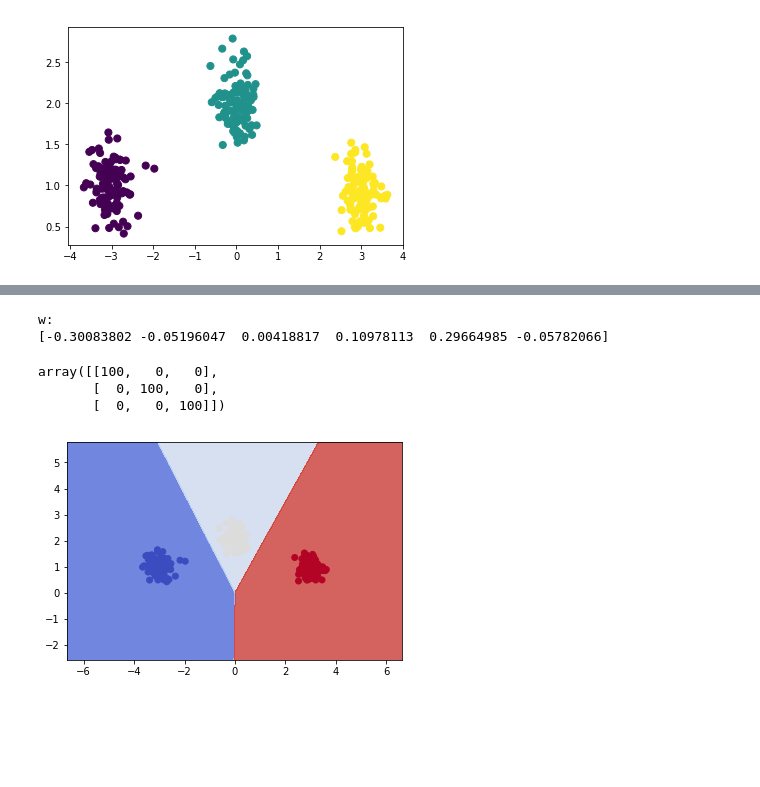
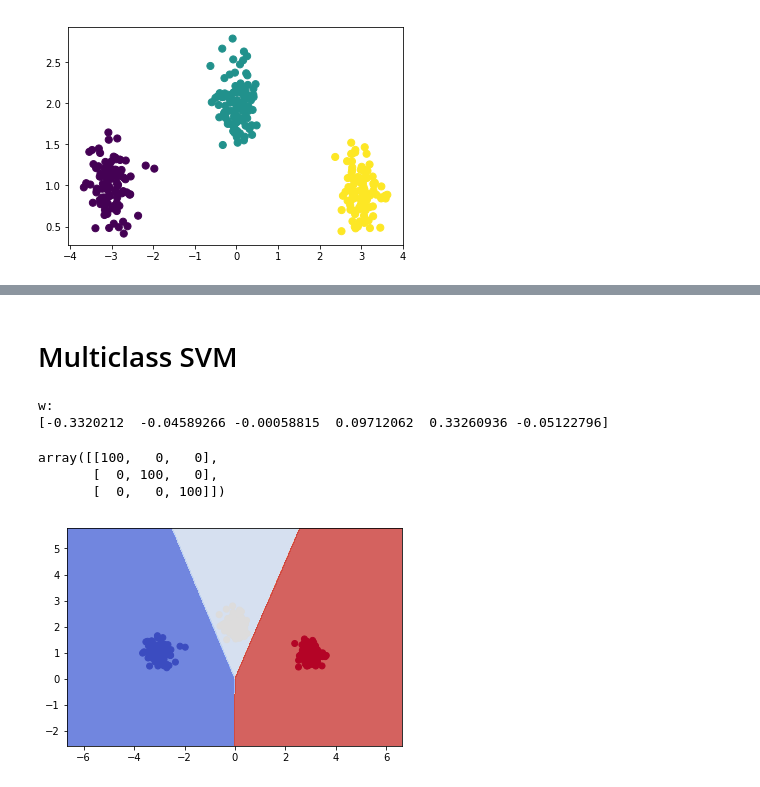
Before and after one commit to ZhuoruLin/DSGA1003_ML, a Jupyter notebook: hw5-multiclass/multiclass-skeleton-code.ipynb, the cells around one changed output, grey strips where cells are left out. Drawn from its saved outputs; the diff is of its cells as text; code cells hidden in the pictures; blank space fills up the shorter version.

```diff
--- a/hw5-multiclass/multiclass-skeleton-code.ipynb
+++ b/hw5-multiclass/multiclass-skeleton-code.ipynb
@@ -132,0 +127,31 @@ np.random.randint(300)
+# %%
+#Here we test the OneVsAllClassifier
+from sklearn.preprocessing import normalize
+from sklearn import svm
+svm_estimator = svm.LinearSVC(loss='hinge', fit_intercept=False, C=200)
+clf_onevsall = OneVsAllClassifier(svm_estimator, n_classes=3)
+clf_onevsall.fit(X,y)
+
+for i in range(3) :
+    print("Coeffs %d"%i)
+    # Normalize coefficient
+    clf_onevsall.estimators[i].coef_ = normalize(clf_onevsall.estimators[i].coef_ )
+    print(clf_onevsall.estimators[i].coef_) #Will fail if you haven't implemented fit yet
+
+# create a mesh to plot in
+h = .02  # step size in the mesh
+x_min, x_max = min(X[:,0])-3,max(X[:,0])+3
+y_min, y_max = min(X[:,1])-3,max(X[:,1])+3
+xx, yy = np.meshgrid(np.arange(x_min, x_max, h),
+                     np.arange(y_min, y_max, h))
+mesh_input = np.c_[xx.ravel(), yy.ravel()]
+
+Z = clf_onevsall.predict(mesh_input)
+Z = Z.reshape(xx.shape)
+plt.contourf(xx, yy, Z, cmap=plt.cm.coolwarm, alpha=0.8)
+# Plot also the training points
+plt.scatter(X[:, 0], X[:, 1], c=y, cmap=plt.cm.coolwarm)
+plt.savefig('onevsall_normalized.png')
+
+from sklearn import metrics
+metrics.confusion_matrix(y, clf_onevsall.predict(X))
@@ -133,3 +169,5 @@ np.random.randint(300)
+# %% [markdown]
+# Multiclass SVM
 # %%
 def zeroOne(y,a) :
     '''
@@ -238,7 +276,7 @@ class MulticlassSVM(BaseEstimator, ClassifierMixin):
         #Generalized hinge loss refered to hw5 3.2
         yi = y
         #here y_prime is equivalent to y in 3.2 in problem set
-        hxy = [self.Delta(yi,y_prime)+w.dot(self.Psi(x,y_prime)-w.dot(self.Psi(x,y)))\
+        hxy = [self.Delta(yi,y_prime)+w.dot(self.Psi(x,y_prime))-w.dot(self.Psi(x,y))\
                for y_prime in range(self.num_classes)]
         yhat = np.where(hxy == max(hxy))[0][0]
         return 2*self.lam*w.T+self.Psi(x,yhat)-self.Psi(x,y)
@@ -290,24 +328,31 @@ class MulticlassSVM(BaseEstimator, ClassifierMixin):
 # %%
 #the following code tests the MulticlassSVM and sgd
 #will fail if MulticlassSVM is not implemented yet
 
 #Warning: Takes long time to complete 10000 epochs.
 est = MulticlassSVM(6,lam=1)
-est.fit(X,y,T=10000,eta=0.1)
+est.fit(X,y,T=10000,eta=0.01)
 print("w:")
 print(est.coef_)
+# create a mesh to plot in
+h = .02  # step size in the mesh
+x_min, x_max = min(X[:,0])-3,max(X[:,0])+3
+y_min, y_max = min(X[:,1])-3,max(X[:,1])+3
+xx, yy = np.meshgrid(np.arange(x_min, x_max, h),
+                     np.arange(y_min, y_max, h))
+mesh_input = np.c_[xx.ravel(), yy.ravel()]
 Z = est.predict(mesh_input)
 Z = Z.reshape(xx.shape)
 plt.contourf(xx, yy, Z, cmap=plt.cm.coolwarm, alpha=0.8)
 # Plot also the training points
 plt.scatter(X[:, 0], X[:, 1], c=y, cmap=plt.cm.coolwarm)
-
+plt.savefig('multisvm.png')
 from sklearn import metrics
 metrics.confusion_matrix(y, est.predict(X))
 # %% [output]
 w:
-[-0.30083802 -0.05196047  0.00418817  0.10978113  0.29664985 -0.05782066]
+[-0.3320212  -0.04589266 -0.00058815  0.09712062  0.33260936 -0.05122796]
 array([[100,   0,   0],
        [  0, 100,   0],
        [  0,   0, 100]])
-[figure, old version]
+[figure, new version]
```
Also changed, not shown: parts of 4 cells of this notebook, 15 other files.
